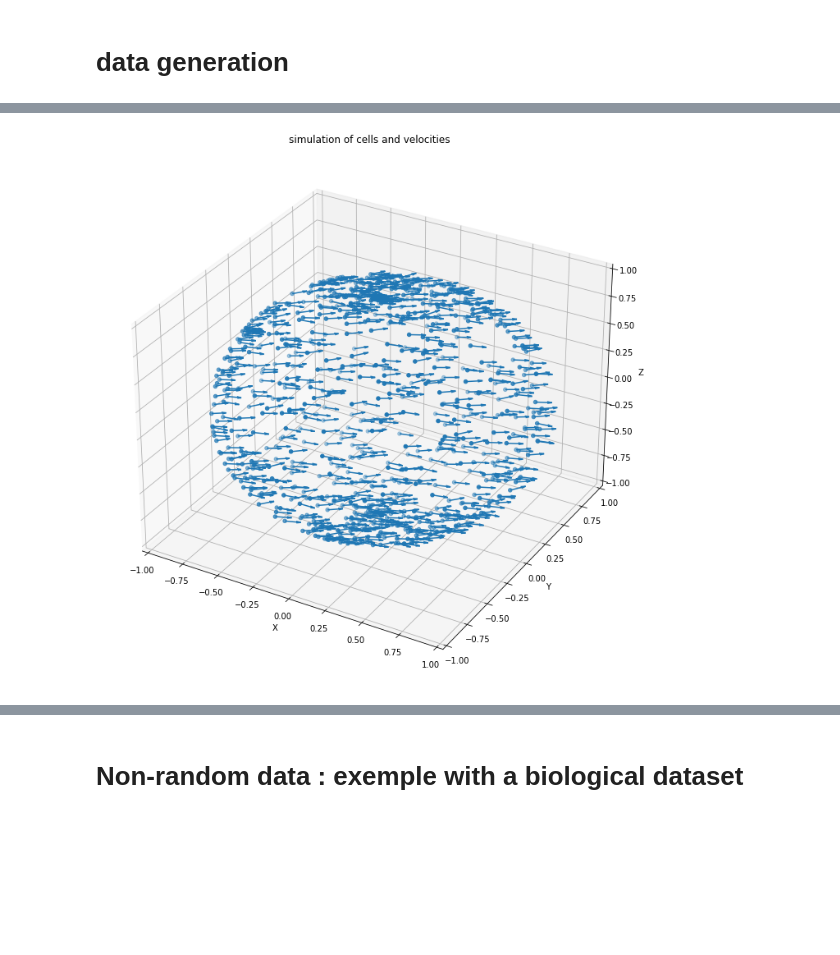
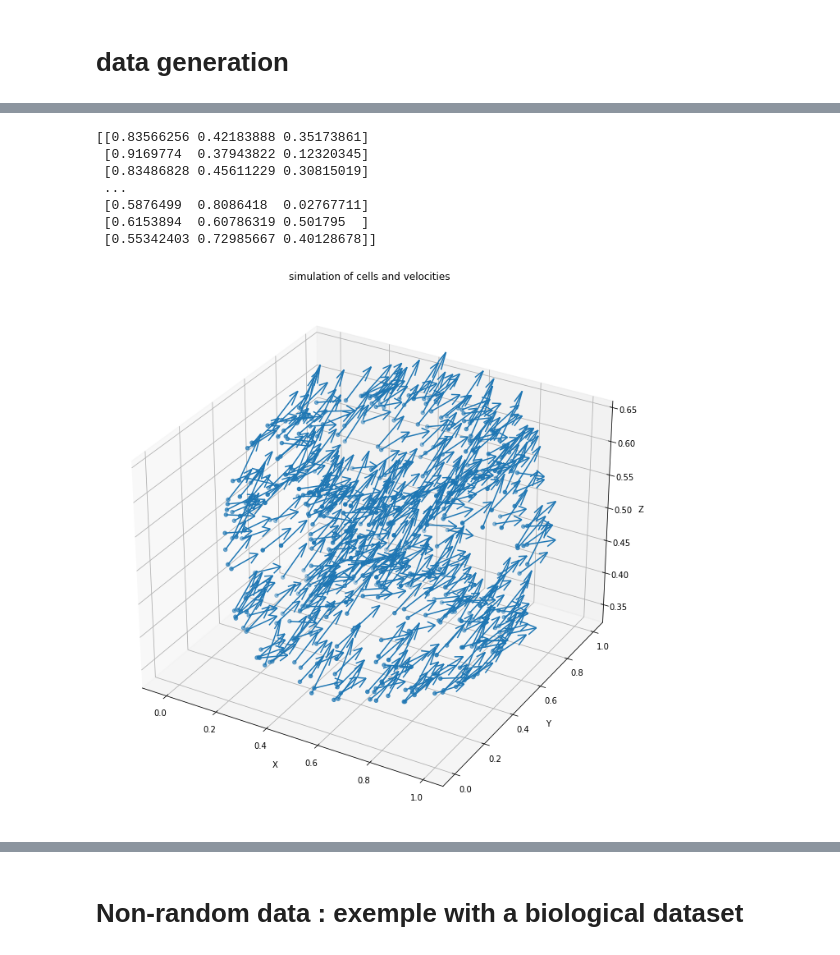
Before and after one commit to jadetherras/bachelor_project, a Jupyter notebook: parametrisation.ipynb, the cells around one changed output, grey strips where cells are left out. Drawn from its saved outputs; the diff is of its cells as text; code cells hidden in the pictures; blank space fills up the shorter version.

```diff
--- a/parametrisation.ipynb
+++ b/parametrisation.ipynb
@@ -374,22 +411,22 @@ def velocity_inverting(embedder,embedding, embedded_velo,C,save = '') :
 # %%
 # generation of data (cells)
 
-n = 800
+n = 500
 
 #np.random.seed(42) #fix the seed
 
 #random cells data
 
-#cells = np.random.rand(n, 3)
+cells = np.random.rand(n, 3)
 
 #for ball data
 
-cells = np.random.rand(n, 3)
-theta = [random.uniform(0, 2*np.pi) for i in range(0, n)]
-phi = [random.uniform(0, 2*np.pi) for i in range(0, n)]
-cells[:, 0] = np.cos(theta)*np.sin(phi)
-cells[:, 1] = np.sin(theta)*np.sin(phi)
-cells[:, 2] = np.cos(phi)
+#cells = np.random.rand(n, 3)
+#theta = [random.uniform(0, 2*np.pi) for i in range(0, n)]
+#phi = [random.uniform(0, 2*np.pi) for i in range(0, n)]
+#cells[:, 0] = 10 +10*np.cos(theta)*np.sin(phi)
+##cells[:, 1] = 10 +10*np.sin(theta)*np.sin(phi)
+#cells[:, 2] = 10 +10*np.cos(phi)
 
 #for line data
 
@@ -399,13 +436,13 @@ cells[:, 2] = np.cos(phi)
 
 #for tore data
 
-#a = 0.75
-#b = 0.3
-#theta = [random.uniform(0, 2*np.pi) for i in range(0, n)]
-#phi = [random.uniform(0, 2*np.pi) for i in range(0, n)]
-#cells[:, 0] = (a+b*np.cos(theta))*np.cos(phi)
-#cells[:, 1] = (a+b*np.cos(theta))*np.sin(phi)
-#cells[:, 2] = b*np.sin(theta)
+a = 0.75
+b = 0.3
+theta = [random.uniform(0, 2*np.pi) for i in range(0, n)]
+phi = [random.uniform(0, 2*np.pi) for i in range(0, n)]
+cells[:, 0] = 10+10*(a+b*np.cos(theta))*np.cos(phi)
+cells[:, 1] = 10+10*(a+b*np.cos(theta))*np.sin(phi)
+cells[:, 2] = 10+10*b*np.sin(theta)
 
 #for cluster data
 
@@ -419,13 +456,13 @@ cells[:, 2] = np.cos(phi)
 
 #theta = [random.uniform(0, 2*np.pi) for i in range(0, int(n/2))]
 #phi = [random.uniform(0, 2*np.pi) for i in range(0, int(n/2))]
-#cells[int(n/2):n, 0] =  0.5*np.cos(theta)*np.sin(phi) +0.2
+#cells[int(n/2):n, 0] =  100*0.5*np.cos(theta)*np.sin(phi) +0.2
 #cells[int(n/2):n, 1] =  0.5*np.sin(theta)*np.sin(phi) +1
 #cells[int(n/2):n, 2] =  0.5*np.cos(phi) + 0.2
 
+#for reconstruction
+cells = normalise(cells)
 
-# how to make it look more biological ? use real word data or clustered data ?
 #plot
-
 plot3D(cells,'simulation of cells_cluster')
 # %% [output]
@@ -433,32 +470,38 @@ plot3D(cells,'simulation of cells_cluster')
 # %%
 # generation of data (vector field)
-
-k = 10 #normalisation constant for the velocity field
 
 
 velocity = np.random.rand(n, 3) #generate velocity random
 #theta = [random.uniform(0, 2*np.pi) for i in range(0, n)] #for ball data
 #phi = [random.uniform(0, 2*np.pi) for i in range(0, n)]
 
 #velocity[:, 0] = np.sin(theta)*np.cos(phi)
 #velocity[:, 1] = np.sin(theta)*np.sin(phi)
 #velocity[:, 2] = np.cos(theta)
 
 for i in range(velocity.shape[0]) :
-    velocity[i, 0] = 10 + random.uniform(0, 2*np.pi) #generate velocity in a particular direction
+    velocity[i, 0] = 4 + random.uniform(0, 2*np.pi) #generate velocity in a particular direction
     velocity[i, 1] = random.uniform(0, 2*np.pi)
     velocity[i, 2] = random.uniform(0, 2*np.pi)
 
-norm = np.sqrt(velocity[:, 0]**2 + velocity[:, 1]**2+ velocity[:, 2]**2)*k #normalisation
+norm = np.sqrt(velocity[:, 0]**2 + velocity[:, 1]**2+ velocity[:, 2]**2)
 velocity[:, 0] = velocity[:, 0]/norm
 velocity[:, 1] = velocity[:, 1]/norm
 velocity[:, 2] = velocity[:, 2]/norm
 
 #plot
+print(velocity)
 
 Vector_plot3D(cells,velocity, 'simulation of velocity_cluster')
 # %% [output]
+[[0.83566256 0.42183888 0.35173861]
+ [0.9169774  0.37943822 0.12320345]
+ [0.83486828 0.45611229 0.30815019]
+ ...
+ [0.5876499  0.8086418  0.02767711]
+ [0.6153894  0.60786319 0.501795  ]
+ [0.55342403 0.72985667 0.40128678]]
-[figure, old version]
+[figure, new version]
 # %%
 embedding = umap_mapping(cells,'simulation UMAP embedding_cluster', )
 # %% [output]
```
Also changed, not shown: parts of 46 cells of this notebook.
